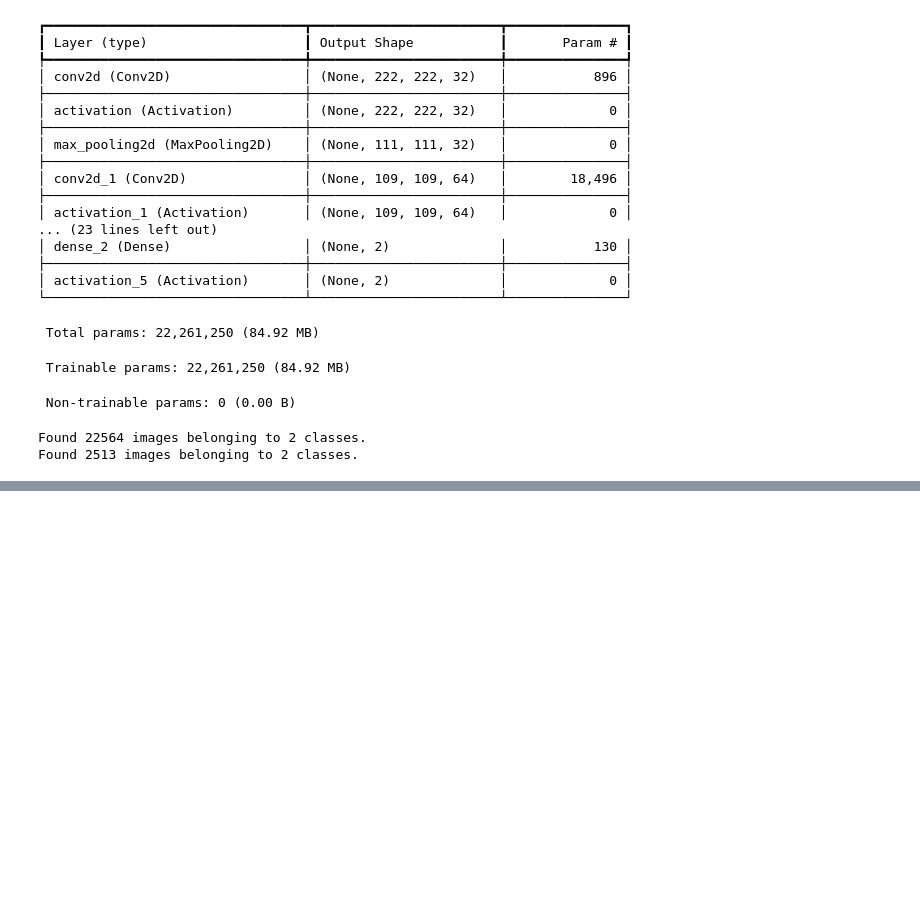
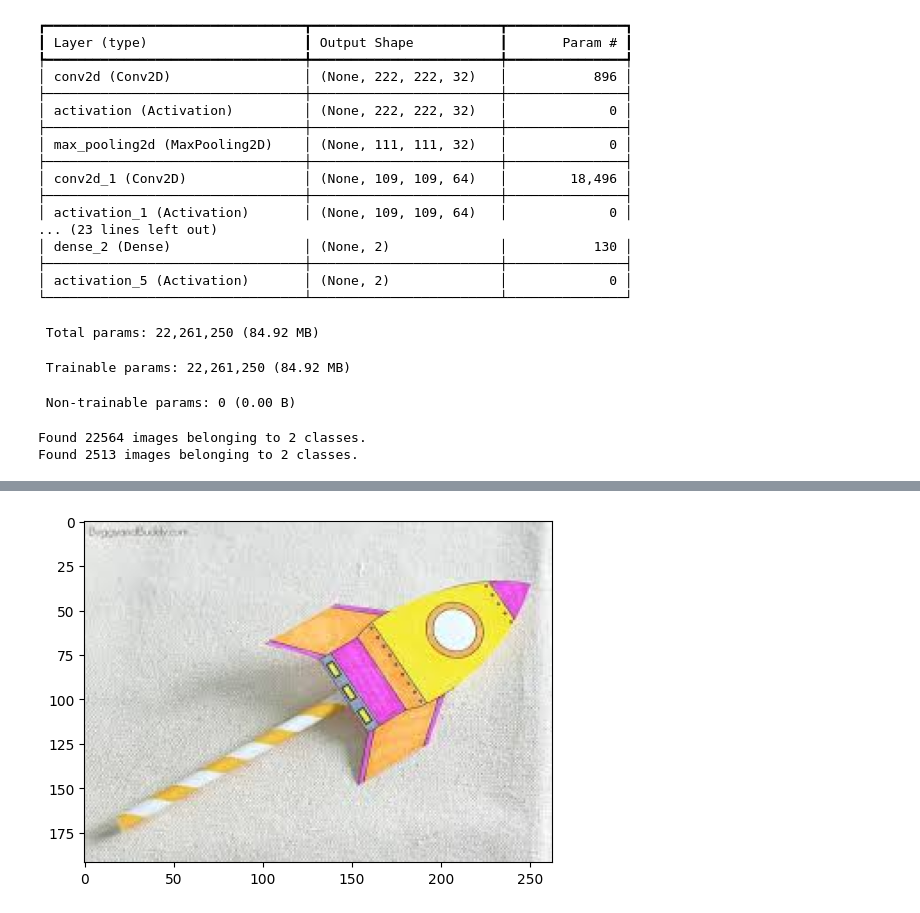
Before and after one commit to omshree134/CNN, a Jupyter notebook: wasteclassification.ipynb, the cells around one changed output, grey strips where cells are left out. Cells and saved outputs as stored; diff of their text form; code cells hidden in the pictures; blank space fills up the shorter version.

```diff
--- a/wasteclassification.ipynb
+++ b/wasteclassification.ipynb
@@ -175,0 +209,4 @@ Epoch 10/10
+# %%
+test_img = cv2.imread("DATASET/TEST/R/R_10679.jpg")
+predict_func(test_img)
+# %% [output]
@@ -175,0 +215 @@ Epoch 10/10
+[figure, added]
```
Also changed, not shown: parts of 7 cells of this notebook, 1 other file.
